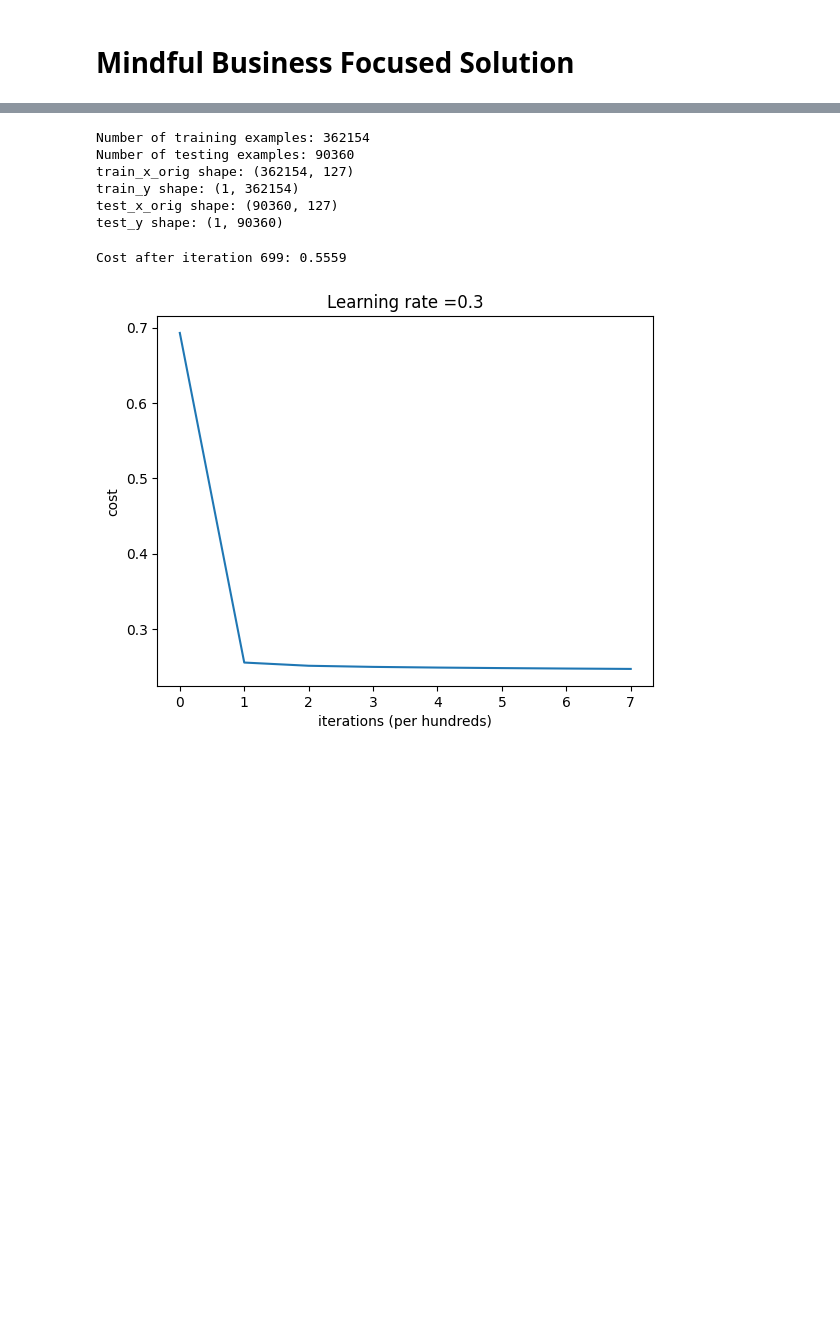
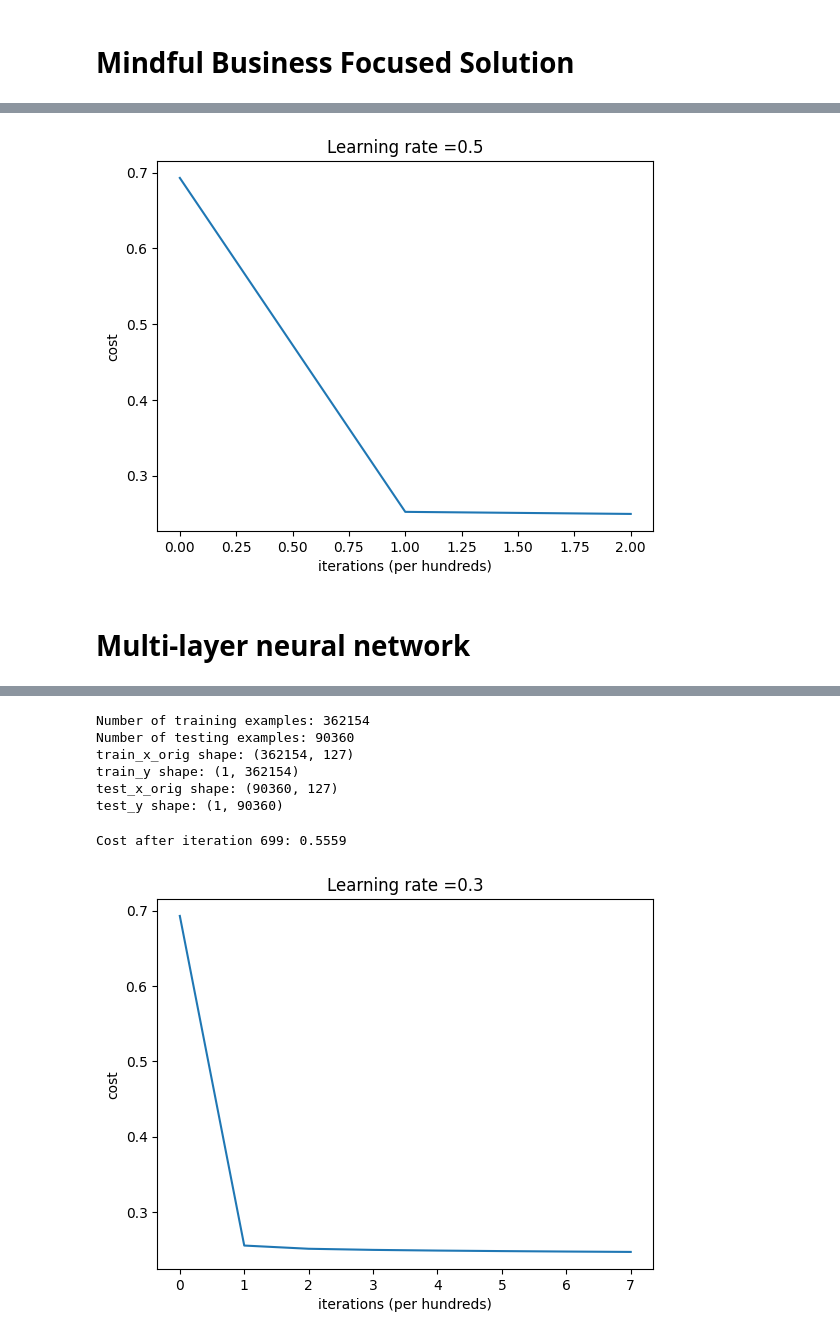
Before and after one commit to jackonedev/pipelines_and_machine_learning, a Jupyter notebook: NN_model.ipynb, the cells around one changed output, grey strips where cells are left out. Saved outputs shown, nothing was run; the diff lists cells and outputs as text; code cells hidden in the pictures; blank space fills up the shorter version.

Commit message:
Created Multi Layer Neural Network

```diff
--- a/NN_model.ipynb
+++ b/NN_model.ipynb
@@ -472 +807,27 @@ Percentage difference Score (train - val): 3.1 %
+# %%
+# neural_network/base_class/cost_function.py
+import numpy as np
+
+
+class CostFunction:
+
+    def compute_cost(self, AL: np.array, Y: np.array) -> float:
+        """
+        Implement the cost function defined by equation (7).
+
+        Arguments:
+        AL -- probability vector corresponding to your label predictions, shape (1, number of examples)
+        Y -- true "label" vector (for example: containing 0 if non-cat, 1 if cat), shape (1, number of examples)
+
+        Returns:
+        cost -- cross-entropy cost
+        """
+
+        m = Y.shape[1]
+
+        cost = -np.sum(np.multiply(Y, np.log(AL)) + np.multiply(1-Y, np.log(1-AL)))/m
+
+        cost = np.squeeze(cost) #  To make sure your cost's shape is what we expect (e.g. this turns [[17]] into 17).
+
+        return cost
 # %%
@@ -1288,11 +1386,15 @@ class CustomLogisticRegressor(BaseEstimator, TransformerMixin):
 # %%
 from sklearn.pipeline import make_pipeline
 
+
+val_data = feature_enginering.transform(X_val)
+val_features = feature_selection_pipeline.transform(X_val)
+
 snn = ShallowNNClassifier(
-    X_test=X_val,
+    X_test=val_features,
     Y_test=y_val,
     learning_rate=0.5,
-    num_iterations=1000,
+    num_iterations=300,
     print_cost=True,
 ) # Warning 1: self: X_, Y_, X_test, Y_test se guardan en el formato humano y no el que alimenta a la red
 
@@ -1322,6 +1424,7 @@ params = {
 mbfs_pipeline = Pipeline([
     ("feature_enginering", feature_enginering),
     ("model", LGBMFeatureSelector(params=params, val_data=val_data, y_val=y_val)),
+    ("mbfs", MBFs)
 ])
 
 mbfs_pipeline.fit(X_train, y_train)
@@ -1332,2 +1468,8 @@ error
 log_reg = MBFs.named_transformers["base_model"].named_steps["customlogisticregressor"]
 snn = MBFs.named_transformers["snn"].named_steps["shallownnclassifier"]
+# %%
+snn.plot_costs()
+# %% [output]
+[figure, added]
+# %% [markdown]
+# Multi-layer neural network
```
Also changed, not shown: parts of 23 cells of this notebook.
